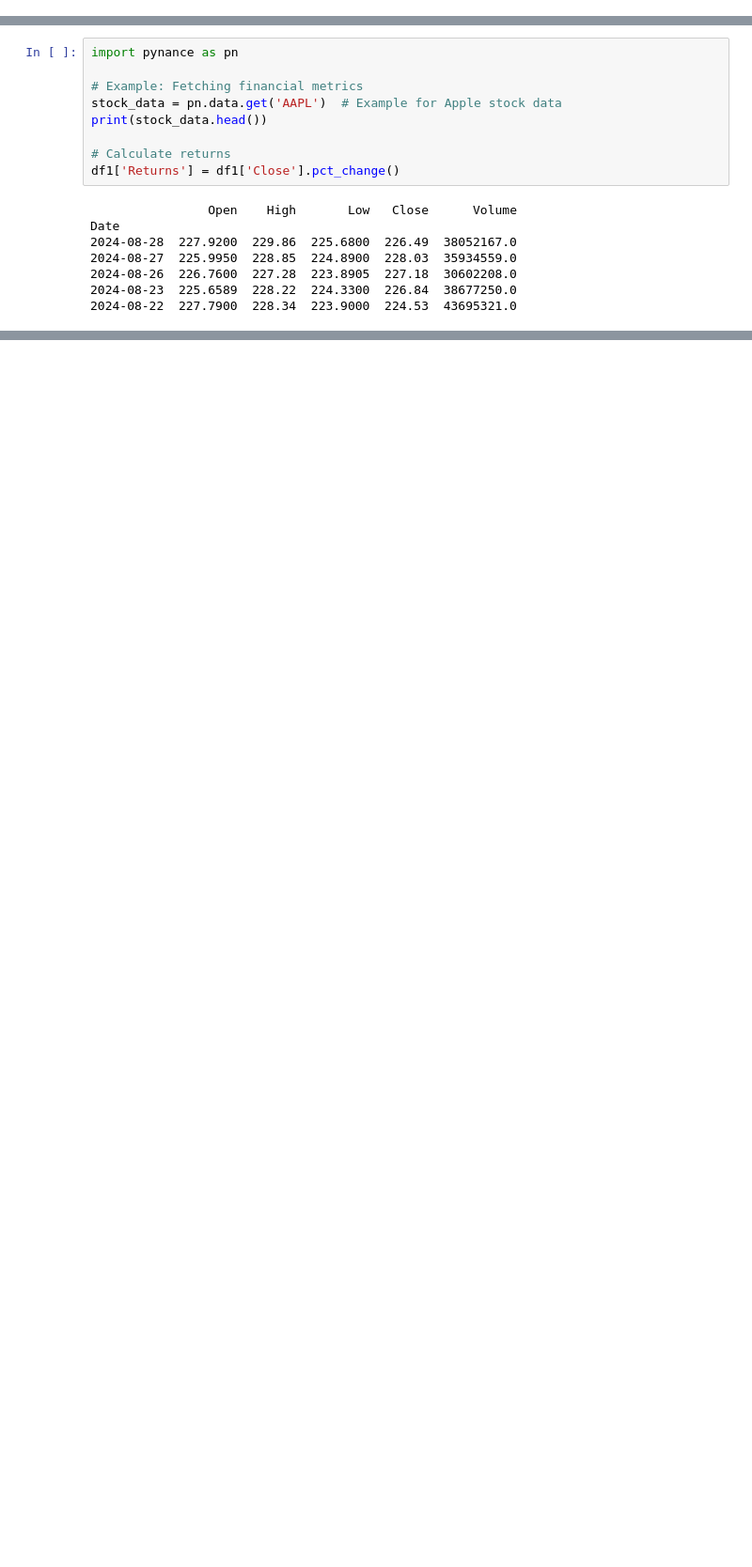
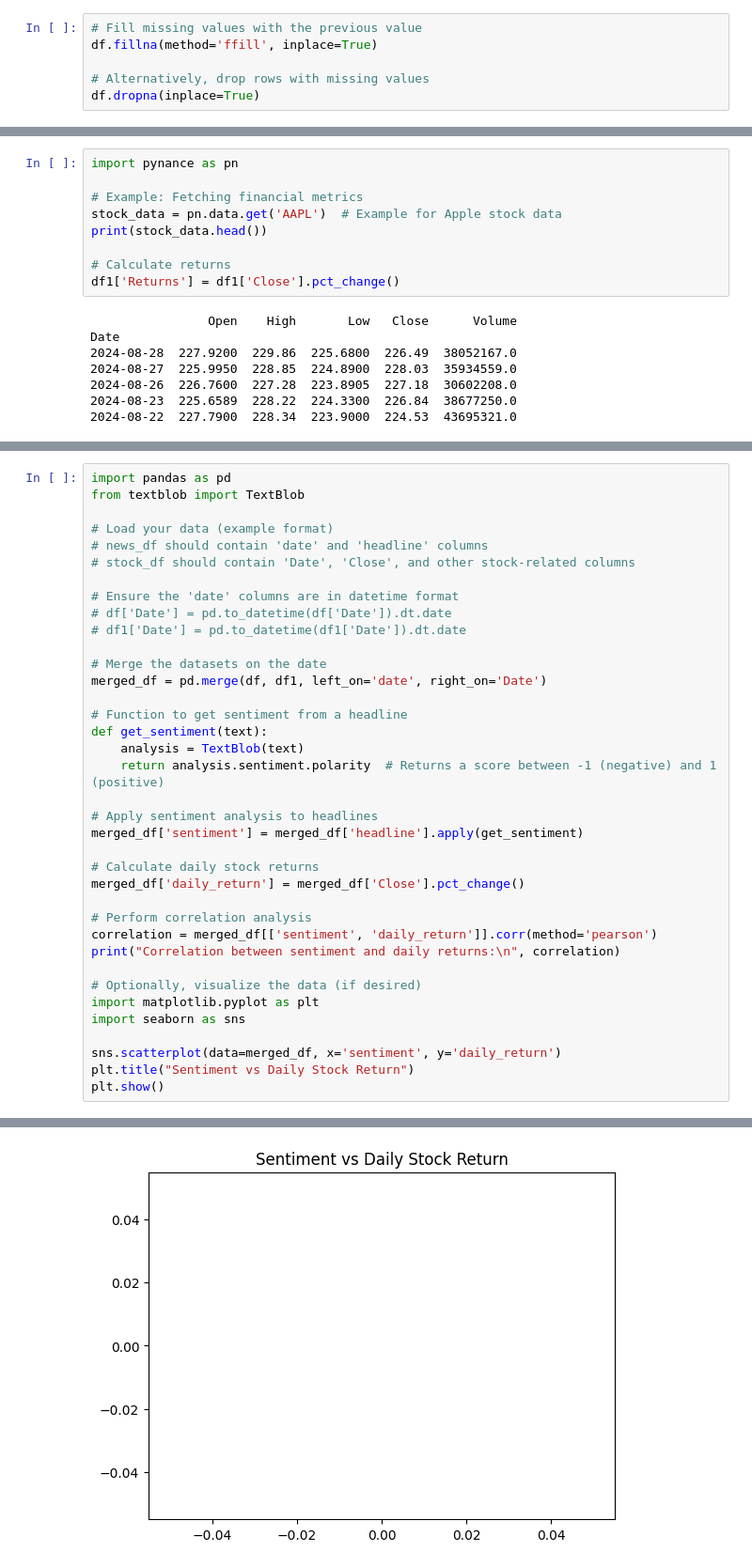
Before and after one commit to Ofgeha-Gelana/Nova-Financial-Solution, a Jupyter notebook: notebooks/eda.ipynb, the cells around one changed output, grey strips where cells are left out. Shown: that part at 94% size. Saved outputs shown, nothing was run; the diff lists cells and outputs as text; blank space fills up the shorter version.

Commit message:
added quantitative analysis

```diff
--- a/notebooks/eda.ipynb
+++ b/notebooks/eda.ipynb
@@ -295,3 +299,9 @@ df1.head()
+# %%
+# Fill missing values with the previous value
+df.fillna(method='ffill', inplace=True)
+
+# Alternatively, drop rows with missing values
+df.dropna(inplace=True)
 # %%
 import talib
 
@@ -332,0 +471,38 @@ Date
+# %%
+import pandas as pd
+from textblob import TextBlob
+
+# Load your data (example format)
+# news_df should contain 'date' and 'headline' columns
+# stock_df should contain 'Date', 'Close', and other stock-related columns
+
+# Ensure the 'date' columns are in datetime format
+# df['Date'] = pd.to_datetime(df['Date']).dt.date
+# df1['Date'] = pd.to_datetime(df1['Date']).dt.date
+
+# Merge the datasets on the date
+merged_df = pd.merge(df, df1, left_on='date', right_on='Date')
+
+# Function to get sentiment from a headline
+def get_sentiment(text):
+    analysis = TextBlob(text)
+    return analysis.sentiment.polarity  # Returns a score between -1 (negative) and 1 (positive)
+
+# Apply sentiment analysis to headlines
+merged_df['sentiment'] = merged_df['headline'].apply(get_sentiment)
+
+# Calculate daily stock returns
+merged_df['daily_return'] = merged_df['Close'].pct_change()
+
+# Perform correlation analysis
+correlation = merged_df[['sentiment', 'daily_return']].corr(method='pearson')
+print("Correlation between sentiment and daily returns:\n", correlation)
+
+# Optionally, visualize the data (if desired)
+import matplotlib.pyplot as plt
+import seaborn as sns
+
+sns.scatterplot(data=merged_df, x='sentiment', y='daily_return')
+plt.title("Sentiment vs Daily Stock Return")
+plt.show()
+# %% [output]
@@ -332,0 +513 @@ Date
+[figure, added]
```
Also changed, not shown: parts of 9 cells of this notebook, 1 other file.
